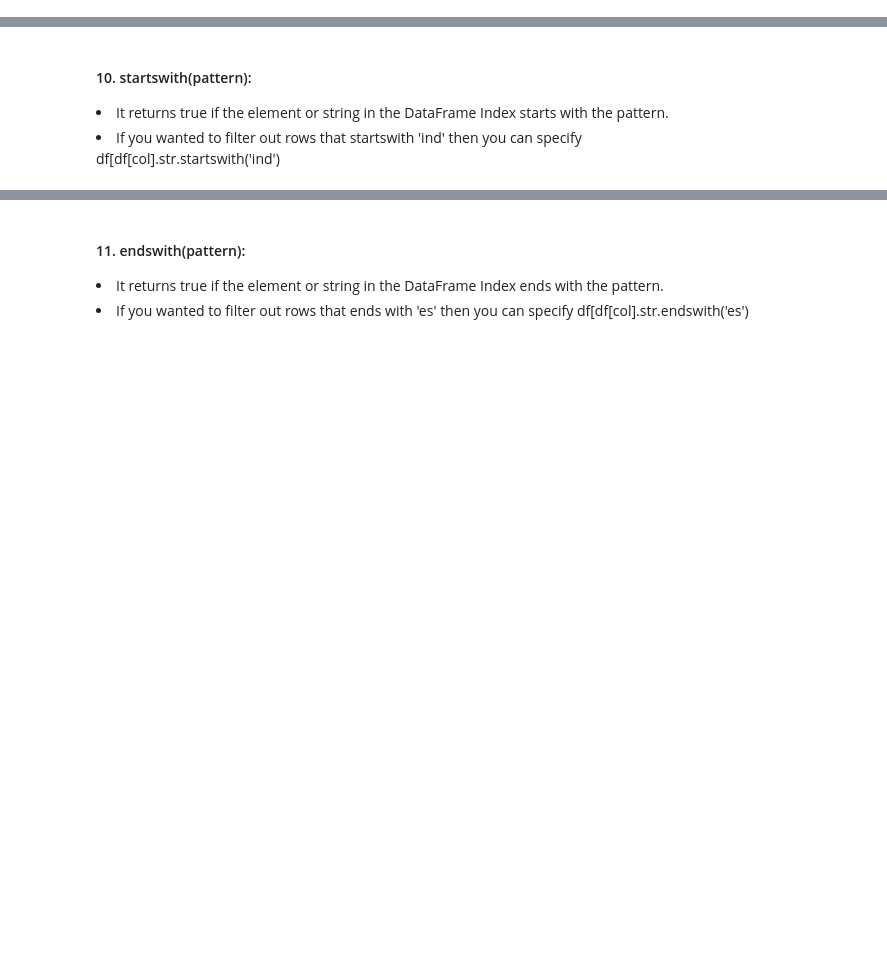
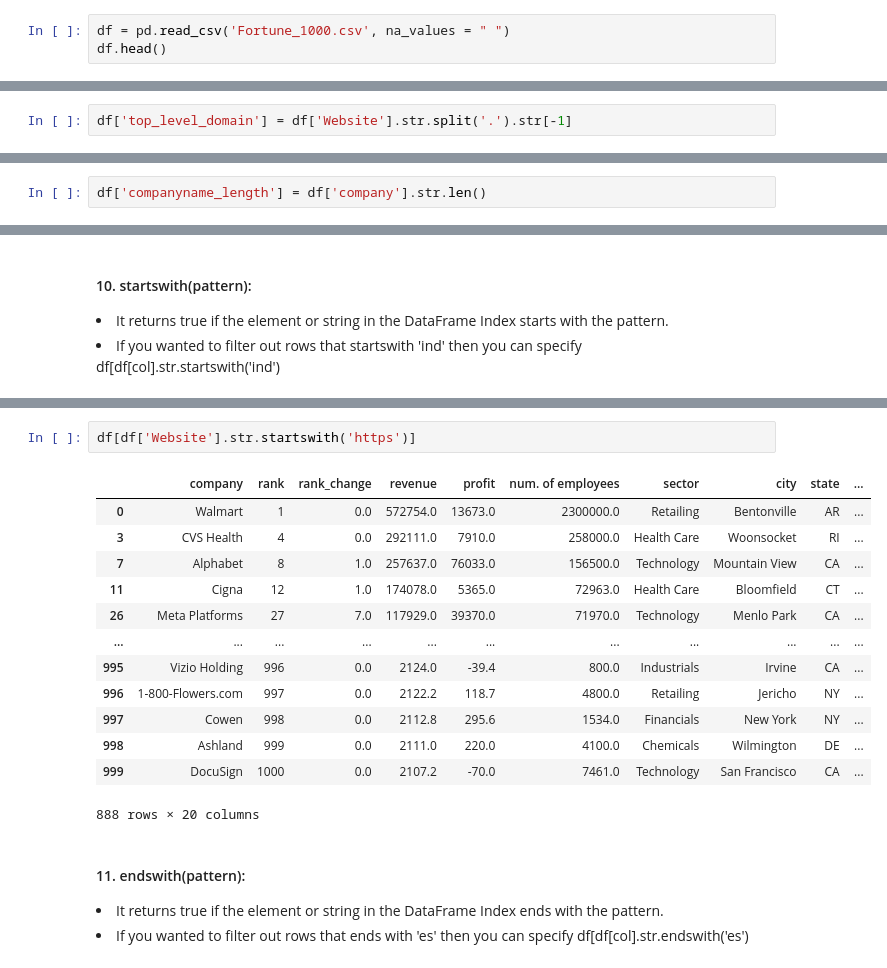
Before and after one commit to prabhat-123/Python_For_Data_Science, a Jupyter notebook: pandas_basics.ipynb, the cells around one changed output, grey strips where cells are left out. Cells and saved outputs as stored; diff of their text form; blank space fills up the shorter version.

```diff
--- a/pandas_basics.ipynb
+++ b/pandas_basics.ipynb
@@ -1315,3 +1324,6 @@ appointment_df.head()
 #### 7. split(‘ ‘):
 <li>It splits each string with the given pattern.</li>
 <li>Strings are split and the new elements after the performed split operation, are stored in a list.</li>
+# %%
+df = pd.read_csv('Fortune_1000.csv', na_values = " ")
+df.head()
@@ -1317,0 +1337,2 @@ appointment_df.head()
+# %%
+df['top_level_domain'] = df['Website'].str.split('.').str[-1]
@@ -1319,3 +1369,5 @@ appointment_df.head()
 #### 8. len():
 <li>With the help of len() we can compute the length of each string in DataFrame.</li>
 <li>If there is empty data in a DataFrame, it returns NaN.</li>
+# %%
+df['companyname_length'] = df['company'].str.len()
@@ -1329,3 +1446,19 @@ appointment_df.head()
+# %%
+df[df['Website'].str.startswith('https')]
+# %% [output]
+|  | company | rank | rank_change | revenue | profit | num. of employees | sector | city | state | ... |
+| 0 | Walmart | 1 | 0.0 | 572754.0 | 13673.0 | 2300000.0 | Retailing | Bentonville | AR | ... |
+| 3 | CVS Health | 4 | 0.0 | 292111.0 | 7910.0 | 258000.0 | Health Care | Woonsocket | RI | ... |
+| 7 | Alphabet | 8 | 1.0 | 257637.0 | 76033.0 | 156500.0 | Technology | Mountain View | CA | ... |
+| 11 | Cigna | 12 | 1.0 | 174078.0 | 5365.0 | 72963.0 | Health Care | Bloomfield | CT | ... |
+| 26 | Meta Platforms | 27 | 7.0 | 117929.0 | 39370.0 | 71970.0 | Technology | Menlo Park | CA | ... |
+| ... | ... | ... | ... | ... | ... | ... | ... | ... | ... | ... |
+| 995 | Vizio Holding | 996 | 0.0 | 2124.0 | -39.4 | 800.0 | Industrials | Irvine | CA | ... |
+| 996 | 1-800-Flowers.com | 997 | 0.0 | 2122.2 | 118.7 | 4800.0 | Retailing | Jericho | NY | ... |
+| 997 | Cowen | 998 | 0.0 | 2112.8 | 295.6 | 1534.0 | Financials | New York | NY | ... |
+| 998 | Ashland | 999 | 0.0 | 2111.0 | 220.0 | 4100.0 | Chemicals | Wilmington | DE | ... |
+| 999 | DocuSign | 1000 | 0.0 | 2107.2 | -70.0 | 7461.0 | Technology | San Francisco | CA | ... |
+888 rows × 20 columns
 # %% [markdown]
 #### 11. endswith(pattern):
 <li>It returns true if the element or string in the DataFrame Index ends with the pattern.</li>
```
Also changed, not shown: parts of 48 cells of this notebook, 1 other file.
